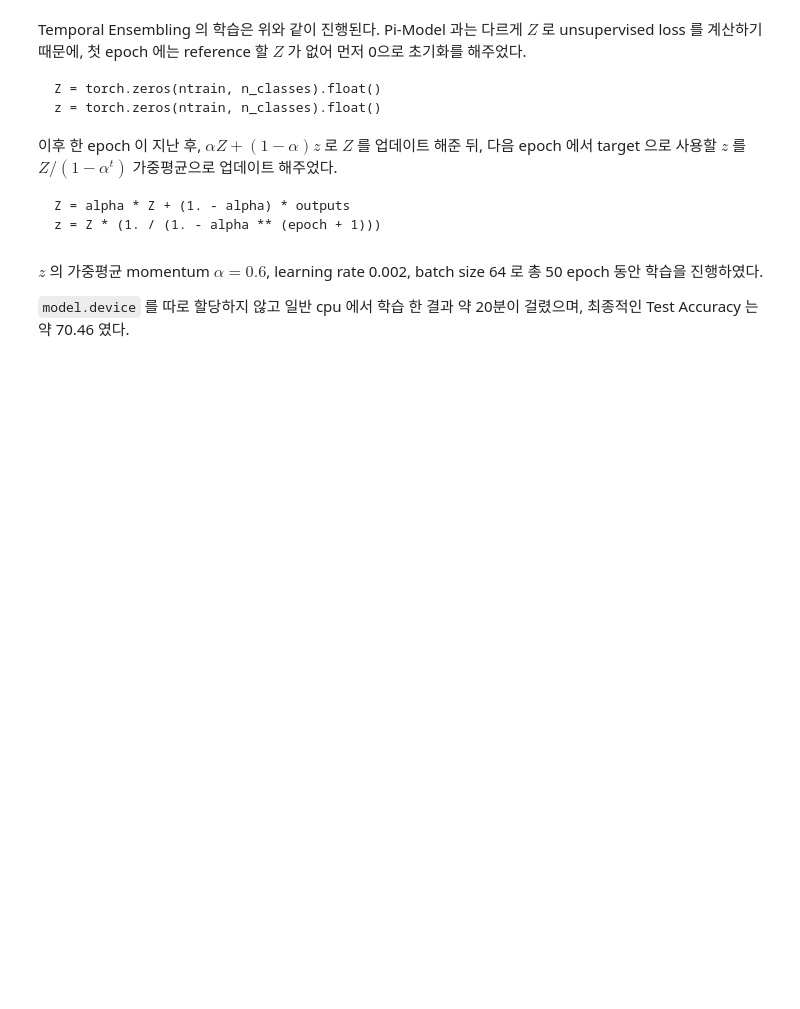
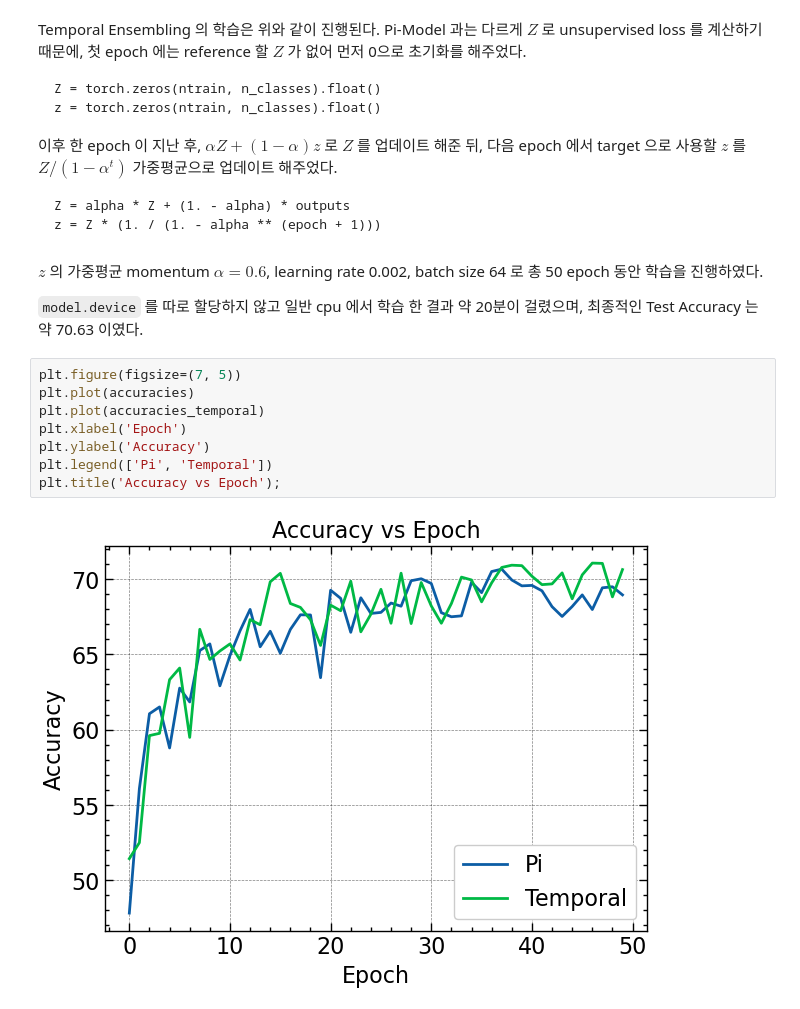
Before and after one commit to tomtom1103/The_Helvetica_Scenario, a Jupyter notebook: semi_supervised_learning/semi_supervised_learning_tutorial_main.ipynb, the cells around one changed output. Drawn from its saved outputs; the diff is of its cells as text; blank space fills up the shorter version.

```diff
--- a/semi_supervised_learning/semi_supervised_learning_tutorial_main.ipynb
+++ b/semi_supervised_learning/semi_supervised_learning_tutorial_main.ipynb
@@ -645,4 +668,14 @@ z = Z * (1. / (1. - alpha ** (epoch + 1)))
 # %% [markdown]
 $z$ 의 가중평균 momentum $\alpha = 0.6$, learning rate 0.002, batch size 64 로 총 50 epoch 동안 학습을 진행하였다.
 
-`model.device` 를 따로 할당하지 않고 일반 cpu 에서 학습 한 결과 약 20분이 걸렸으며, 최종적인 Test Accuracy 는 약 70.46 였다.
+`model.device` 를 따로 할당하지 않고 일반 cpu 에서 학습 한 결과 약 20분이 걸렸으며, 최종적인 Test Accuracy 는 약 70.63 이였다.
+# %%
+plt.figure(figsize=(7, 5))
+plt.plot(accuracies)
+plt.plot(accuracies_temporal)
+plt.xlabel('Epoch')
+plt.ylabel('Accuracy')
+plt.legend(['Pi', 'Temporal'])
+plt.title('Accuracy vs Epoch');
+# %% [output]
+[figure, added]
```
Also changed, not shown: parts of 14 cells of this notebook, 14 other files.
